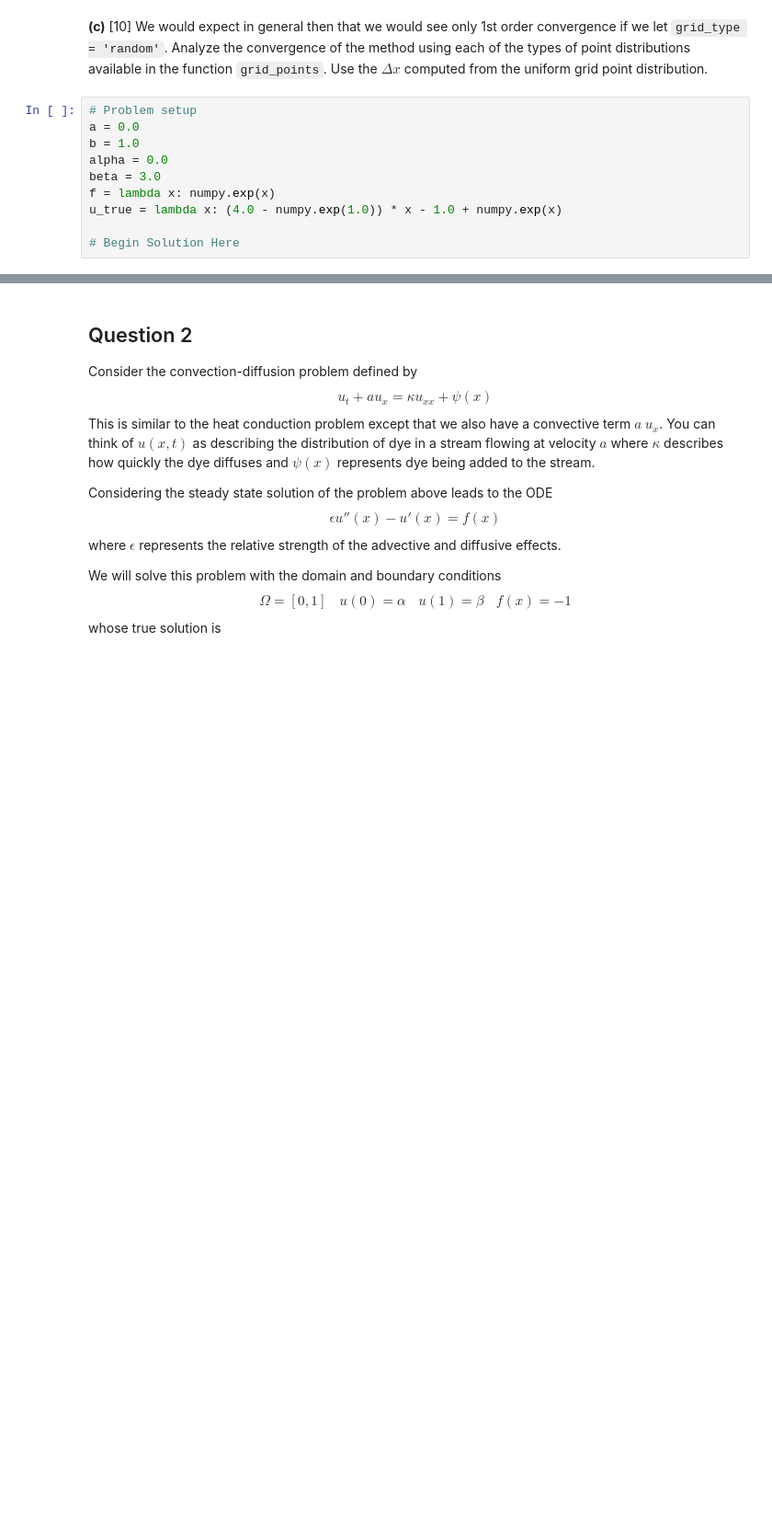
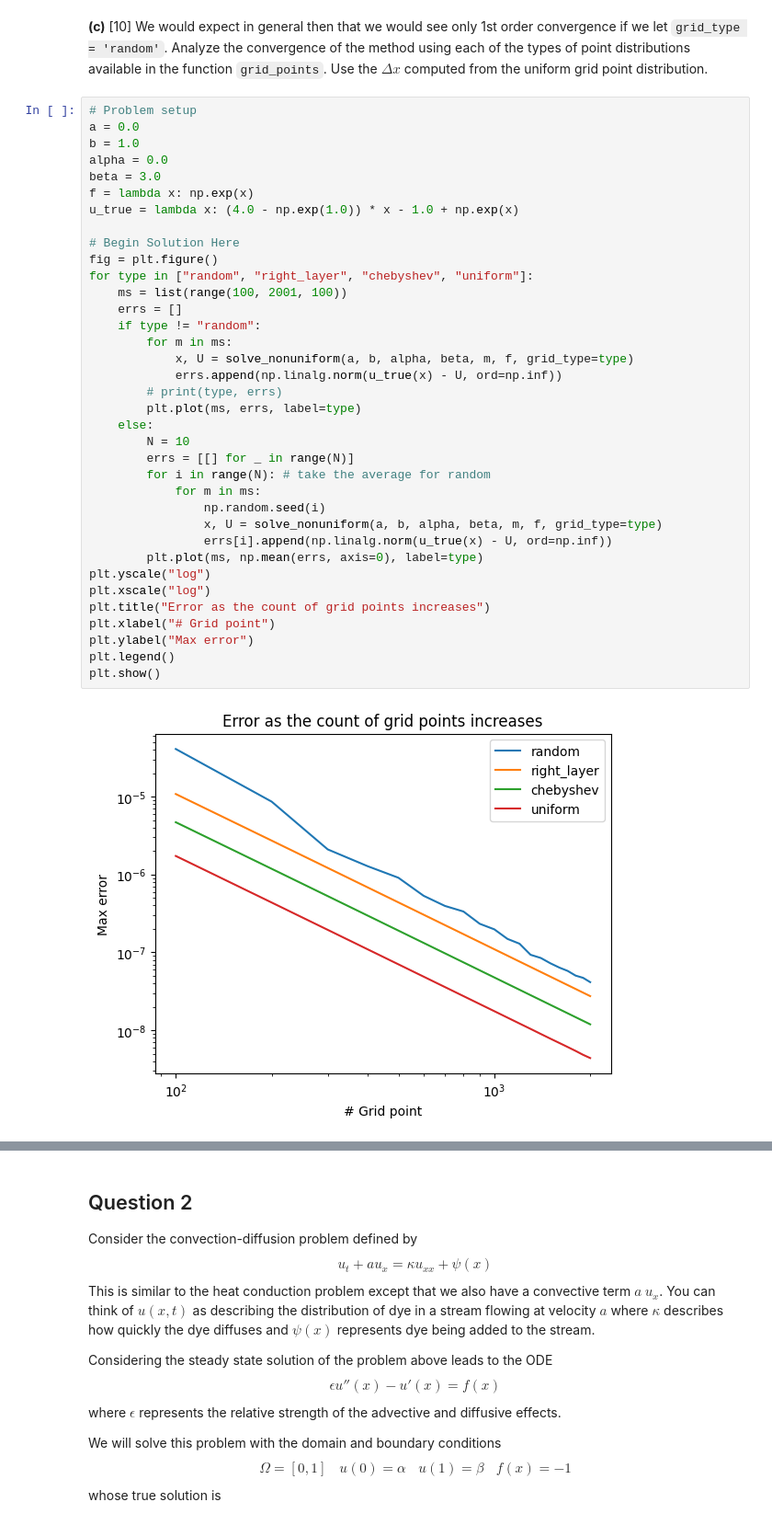
Before and after one commit to nekomiya-kasane/exercises, a Jupyter notebook: 2023-02-21-PDE-Numerical/hw2_BVP_1-1.ipynb, the cells around one changed output, grey strips where cells are left out. Shown at 92% size. Saved outputs shown, nothing was run; the diff lists cells and outputs as text; blank space fills up the shorter version.

```diff
--- a/2023-02-21-PDE-Numerical/hw2_BVP_1-1.ipynb
+++ b/2023-02-21-PDE-Numerical/hw2_BVP_1-1.ipynb
@@ -113,12 +158,40 @@ print("Success!")
 # %% [markdown]
 **(c)** [10] We would expect in general then that we would see only 1st order convergence if we let `grid_type = 'random'`.  Analyze the convergence of the method using each of the types of point distributions available in the function `grid_points`.  Use the $\Delta x$ computed from the uniform grid point distribution.
-# %%
-# Problem setup
-a = 0.0
-b = 1.0
-alpha = 0.0
-beta = 3.0
-f = lambda x: numpy.exp(x)
-u_true = lambda x: (4.0 - numpy.exp(1.0)) * x - 1.0 + numpy.exp(x)
-
-# Begin Solution Here
+# %%
+# Problem setup
+a = 0.0
+b = 1.0
+alpha = 0.0
+beta = 3.0
+f = lambda x: np.exp(x)
+u_true = lambda x: (4.0 - np.exp(1.0)) * x - 1.0 + np.exp(x)
+
+# Begin Solution Here
+fig = plt.figure()
+for type in ["random", "right_layer", "chebyshev", "uniform"]:
+    ms = list(range(100, 2001, 100))
+    errs = []
+    if type != "random":
+        for m in ms:
+            x, U = solve_nonuniform(a, b, alpha, beta, m, f, grid_type=type)
+            errs.append(np.linalg.norm(u_true(x) - U, ord=np.inf))
+        # print(type, errs)
+        plt.plot(ms, errs, label=type)
+    else:
+        N = 10
+        errs = [[] for _ in range(N)]
+        for i in range(N): # take the average for random
+            for m in ms:
+                np.random.seed(i)
+                x, U = solve_nonuniform(a, b, alpha, beta, m, f, grid_type=type)
+                errs[i].append(np.linalg.norm(u_true(x) - U, ord=np.inf))
+        plt.plot(ms, np.mean(errs, axis=0), label=type)
+plt.yscale("log")
+plt.xscale("log")
+plt.title("Error as the count of grid points increases")
+plt.xlabel("# Grid point")
+plt.ylabel("Max error")
+plt.legend()
+plt.show()
+# %% [output]
+[figure, added]
```
Also changed, not shown: parts of 36 cells of this notebook, 4 other files.
